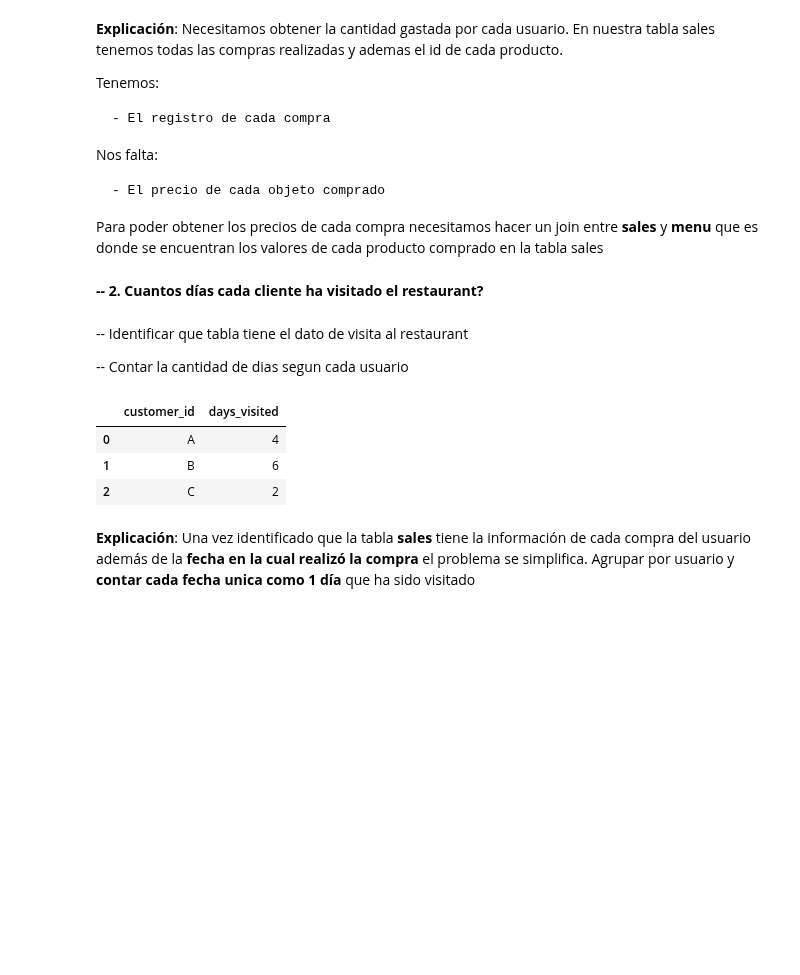
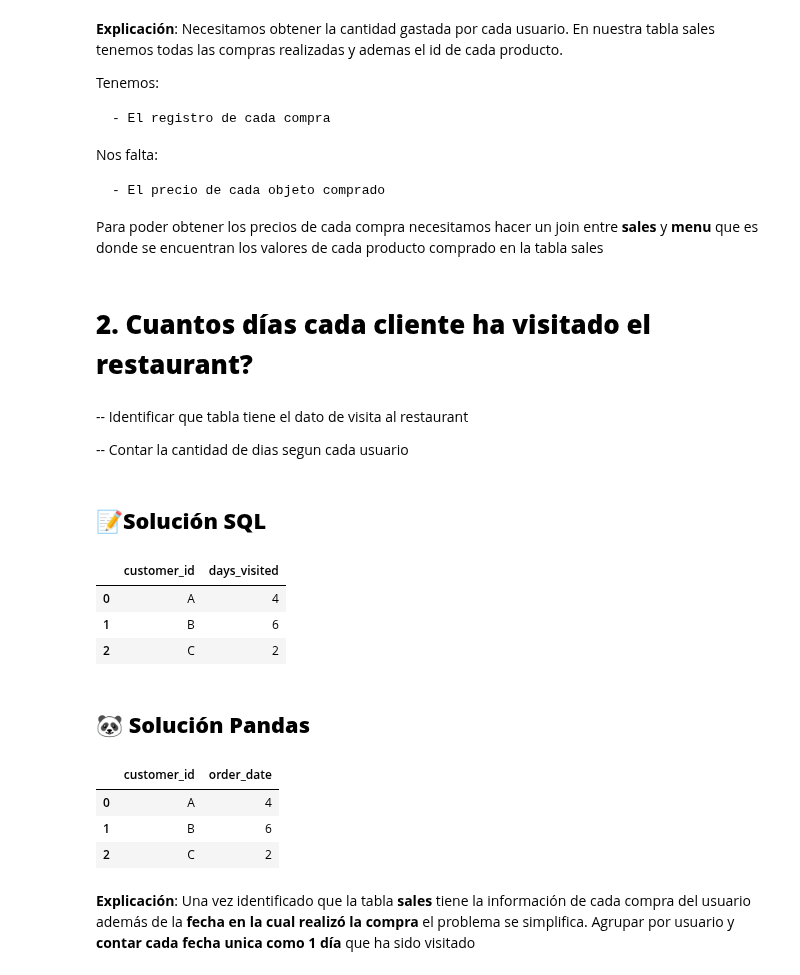
Before and after one commit to LLAES07/SQL_DESAFIO, a Jupyter notebook: Caso_1/Caso_1.ipynb, the cells around one changed output. Cells and saved outputs as stored; diff of their text form; code cells hidden in the pictures; blank space fills up the shorter version.

Commit message:
Arreglando formatos e incluyendo soluciones en pandas pt2

```diff
--- a/Caso_1/Caso_1.ipynb
+++ b/Caso_1/Caso_1.ipynb
@@ -229,11 +229,13 @@ df_merge.groupby('customer_id', as_index=False).agg(total_gastado = ('price', 's
 
 Para poder obtener los precios de cada compra necesitamos hacer un join entre **sales** y **menu** que es donde se encuentran los valores de cada producto comprado en la tabla sales
 # %% [markdown]
-**-- 2. Cuantos días cada cliente ha visitado el restaurant?**
+# **2. Cuantos días cada cliente ha visitado el restaurant?**
 # %% [markdown]
 -- Identificar que tabla tiene el dato de visita al restaurant
 
 -- Contar la cantidad de dias segun cada usuario
+# %% [markdown]
+## 📝**Solución SQL**
 # %%
 
 query = """
@@ -254,6 +256,16 @@ pd.read_sql_query(query, connection)
 | 0 | A | 4 |
 | 1 | B | 6 |
 | 2 | C | 2 |
+# %% [markdown]
+## 🐼 **Solución Pandas**
+# %%
+# Agrupar por customer_id y contar los unicos por las fechas
+df_sales.groupby(['customer_id'], as_index=False)['order_date'].nunique()
+# %% [output]
+|  | customer_id | order_date |
+| 0 | A | 4 |
+| 1 | B | 6 |
+| 2 | C | 2 |
 # %% [markdown]
 **Explicación**: Una vez identificado que la tabla **sales** tiene la información de cada compra del usuario además de la **fecha en la cual realizó la compra** el problema se simplifica.
 Agrupar por usuario y **contar cada fecha unica como 1 día** que ha sido visitado
```
Also changed, not shown: parts of 1 cell of this notebook.
